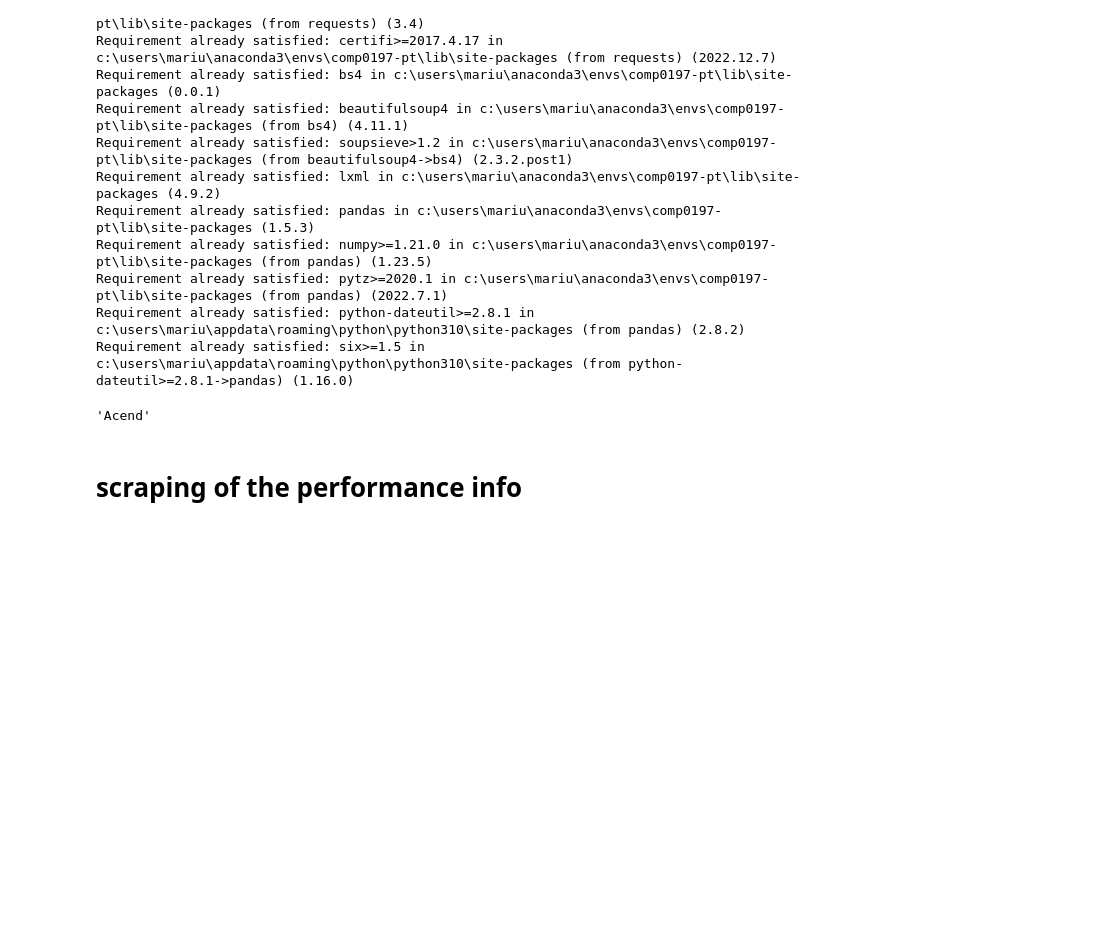
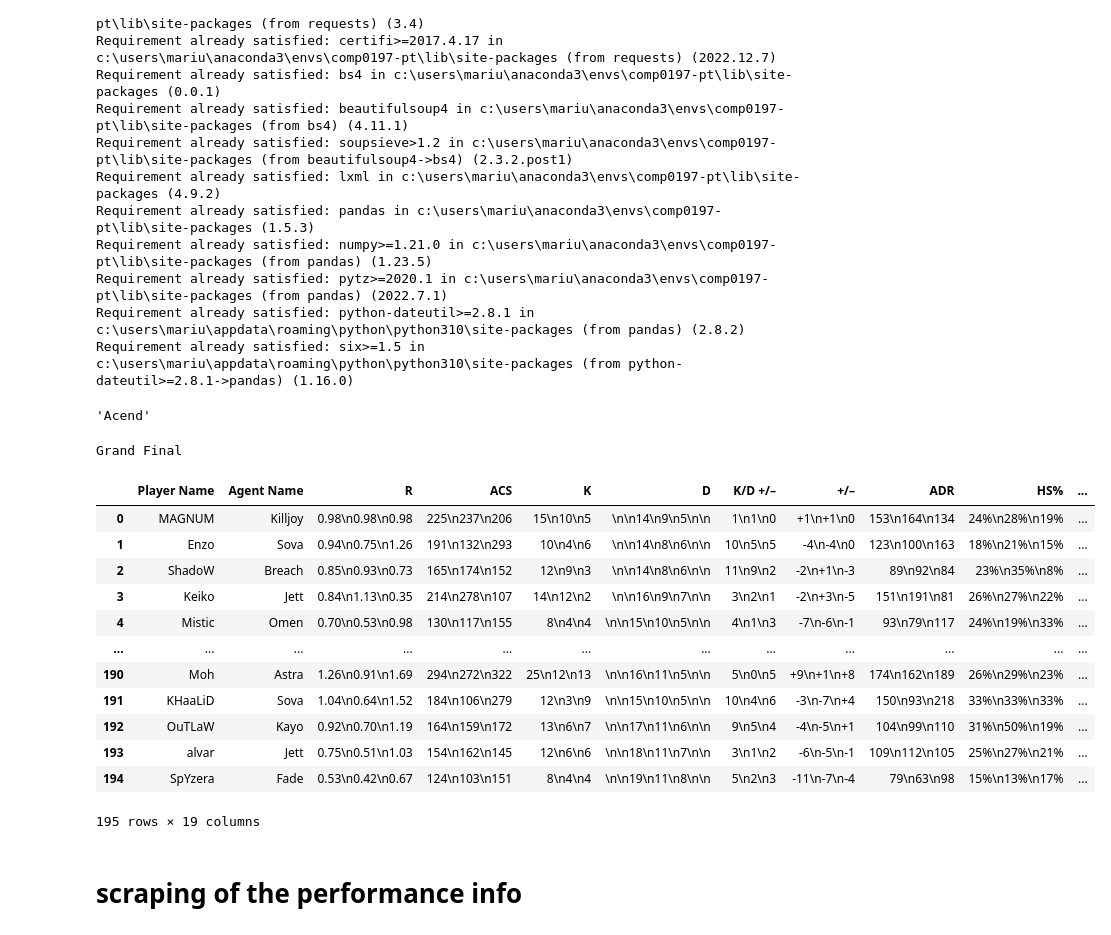
Before and after one commit to mariusBRM/M8_Valorant, a Jupyter notebook: scraper.ipynb, the cells around one changed output. Cells and saved outputs as stored; diff of their text form; code cells hidden in the pictures; blank space fills up the shorter version.

Commit message:
[ADD] Scraper and add scraper for the performance data

```diff
--- a/scraper.ipynb
+++ b/scraper.ipynb
@@ -61,6 +61,25 @@ winner = soup_match.findAll('div', {'class':'match-bet-item-team'})
 winner[0].text.strip().split("\n")[2].strip()
 # %% [output]
 'Acend'
+# %%
+match_url_list = ['https://www.vlr.gg/237652/apeks-vs-gentle-mates-champions-tour-2023-emea-ascension-gf/?game=all&tab=performance']
+match_stats = []
+
+for matchnum in range(len(match_url_list)):
+    url = match_url_list[matchnum]
+
+    source_match = requests.get(url=url).text
+    soup_match = BeautifulSoup(source_match, features="html.parser")
+
+    stage = soup_match.findAll('div', {'class':'match-header-event-series'})[0].text.strip().split(":", 1)[0]
+
+    series = soup_match.findAll('div', {'class':'match-header-event-series'})[0].text.strip().split("\n", 1)[1].strip()
+
+    table_performance = soup_match.findAll('table', {'class':'wf-table-inset mod-adv-stats'})
+
+    print(series)
+# %% [output]
+Grand Final
 # %%
 match_stats = []
 
@@ -77,6 +96,8 @@ for matchnum in range(len(match_url_list)):
     series = soup_match.findAll('div', {'class':'match-header-event-series'})[0].text.strip().split("\n", 1)[1].strip()
 
     winner = soup_match.findAll('div', {'class':'match-bet-item-team'})[0].text.strip().split("\n")[2].strip()
+
+    table_performance = soup_match.findAll('table', {'class':'wf-table-inset mod-adv-stats'})
 
     for a in [a for a in list(range(len(table_match))) if a not in [2,3]]:
         if a in [0,1]:
@@ -124,7 +145,23 @@ result['D'] = result['D'].str[1:-1]
 result = result.apply(pd.to_numeric, errors='ignore')
 result.drop('KAST', axis=1, inplace = True)
 
-result.to_csv('data/stat_match_ascension.csv')
+# result.to_csv('data/stat_match_ascension.csv')
+# %%
+result.head(-5)
+# %% [output]
+|  | Player Name | Agent Name | R | ACS | K | D | K/D +/– | +/– | ADR | HS% | ... |
+| 0 | MAGNUM | Killjoy | 0.98\n0.98\n0.98 | 225\n237\n206 | 15\n10\n5 | \n\n14\n9\n5\n\n | 1\n1\n0 | +1\n+1\n0 | 153\n164\n134 | 24%\n28%\n19% | ... |
+| 1 | Enzo | Sova | 0.94\n0.75\n1.26 | 191\n132\n293 | 10\n4\n6 | \n\n14\n8\n6\n\n | 10\n5\n5 | -4\n-4\n0 | 123\n100\n163 | 18%\n21%\n15% | ... |
+| 2 | ShadoW | Breach | 0.85\n0.93\n0.73 | 165\n174\n152 | 12\n9\n3 | \n\n14\n8\n6\n\n | 11\n9\n2 | -2\n+1\n-3 | 89\n92\n84 | 23%\n35%\n8% | ... |
+| 3 | Keiko | Jett | 0.84\n1.13\n0.35 | 214\n278\n107 | 14\n12\n2 | \n\n16\n9\n7\n\n | 3\n2\n1 | -2\n+3\n-5 | 151\n191\n81 | 26%\n27%\n22% | ... |
+| 4 | Mistic | Omen | 0.70\n0.53\n0.98 | 130\n117\n155 | 8\n4\n4 | \n\n15\n10\n5\n\n | 4\n1\n3 | -7\n-6\n-1 | 93\n79\n117 | 24%\n19%\n33% | ... |
+| ... | ... | ... | ... | ... | ... | ... | ... | ... | ... | ... | ... |
+| 190 | Moh | Astra | 1.26\n0.91\n1.69 | 294\n272\n322 | 25\n12\n13 | \n\n16\n11\n5\n\n | 5\n0\n5 | +9\n+1\n+8 | 174\n162\n189 | 26%\n29%\n23% | ... |
+| 191 | KHaaLiD | Sova | 1.04\n0.64\n1.52 | 184\n106\n279 | 12\n3\n9 | \n\n15\n10\n5\n\n | 10\n4\n6 | -3\n-7\n+4 | 150\n93\n218 | 33%\n33%\n33% | ... |
+| 192 | OuTLaW | Kayo | 0.92\n0.70\n1.19 | 164\n159\n172 | 13\n6\n7 | \n\n17\n11\n6\n\n | 9\n5\n4 | -4\n-5\n+1 | 104\n99\n110 | 31%\n50%\n19% | ... |
+| 193 | alvar | Jett | 0.75\n0.51\n1.03 | 154\n162\n145 | 12\n6\n6 | \n\n18\n11\n7\n\n | 3\n1\n2 | -6\n-5\n-1 | 109\n112\n105 | 25%\n27%\n21% | ... |
+| 194 | SpYzera | Fade | 0.53\n0.42\n0.67 | 124\n103\n151 | 8\n4\n4 | \n\n19\n11\n8\n\n | 5\n2\n3 | -11\n-7\n-4 | 79\n63\n98 | 15%\n13%\n17% | ... |
+195 rows × 19 columns
 # %% [markdown]
 # scraping of the performance info
 # %%
```
Also changed, not shown: 1 other file.
